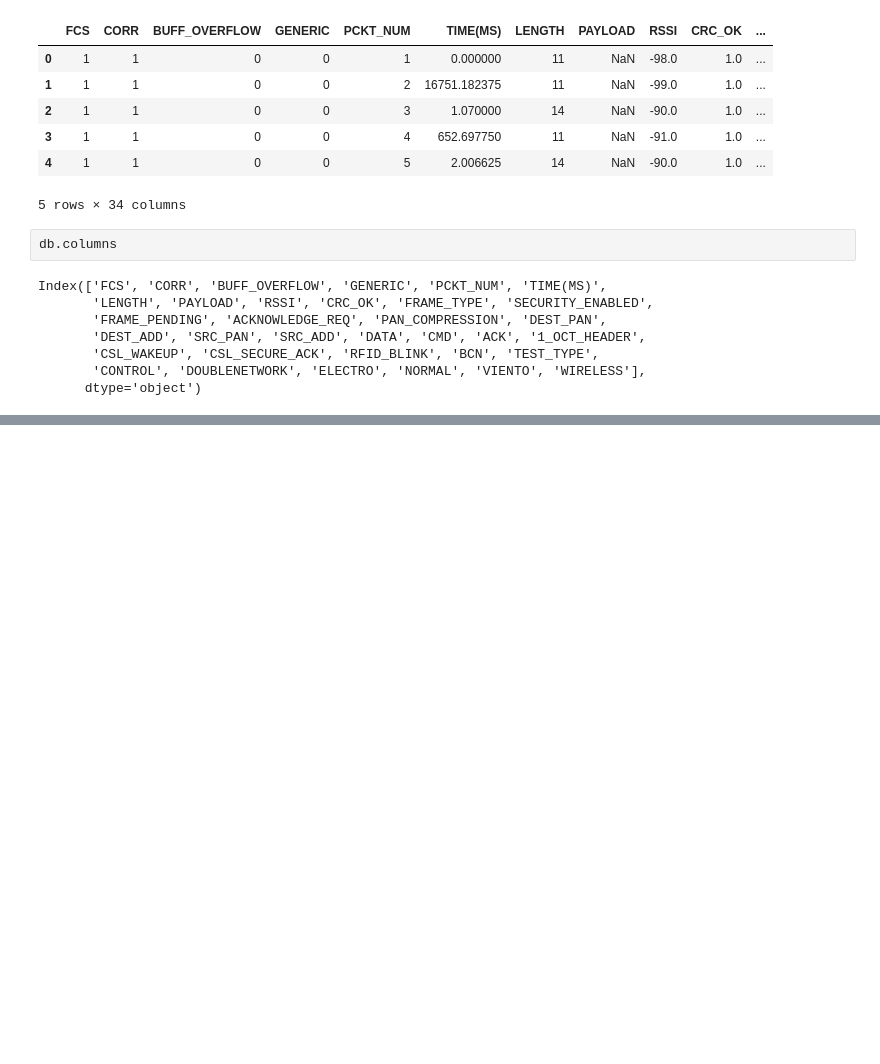
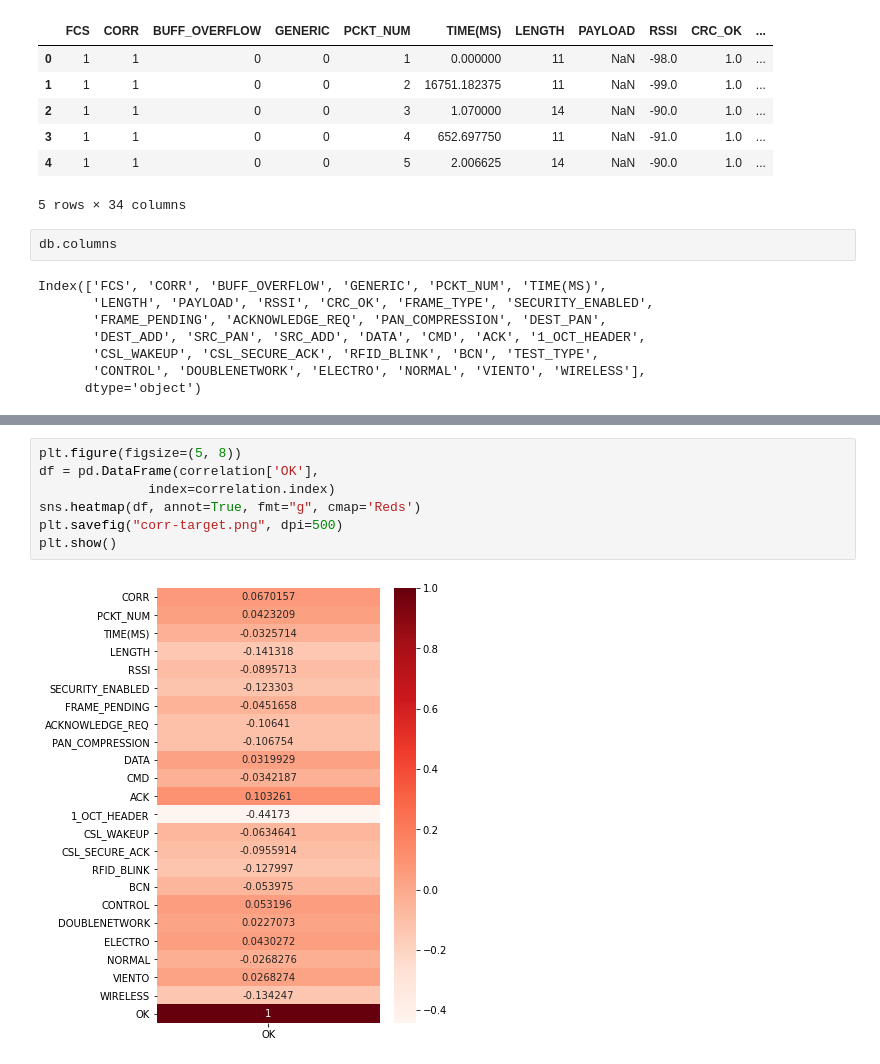
Before and after one commit to the-other-mariana/star-network, a Jupyter notebook: misc/data-analysis/analysis.ipynb, the cells around one changed output, grey strips where cells are left out. Cells and saved outputs as stored; diff of their text form; blank space fills up the shorter version.

```diff
--- a/misc/data-analysis/analysis.ipynb
+++ b/misc/data-analysis/analysis.ipynb
@@ -85,0 +87,9 @@ plt.show()
+# %%
+plt.figure(figsize=(5, 8))
+df = pd.DataFrame(correlation['OK'],
+              index=correlation.index)
+sns.heatmap(df, annot=True, fmt="g", cmap='Reds')
+plt.savefig("corr-target.png", dpi=500)
+plt.show()
+# %% [output]
+[figure, added]
```
Also changed, not shown: parts of 3 cells of this notebook, 2 other files.
